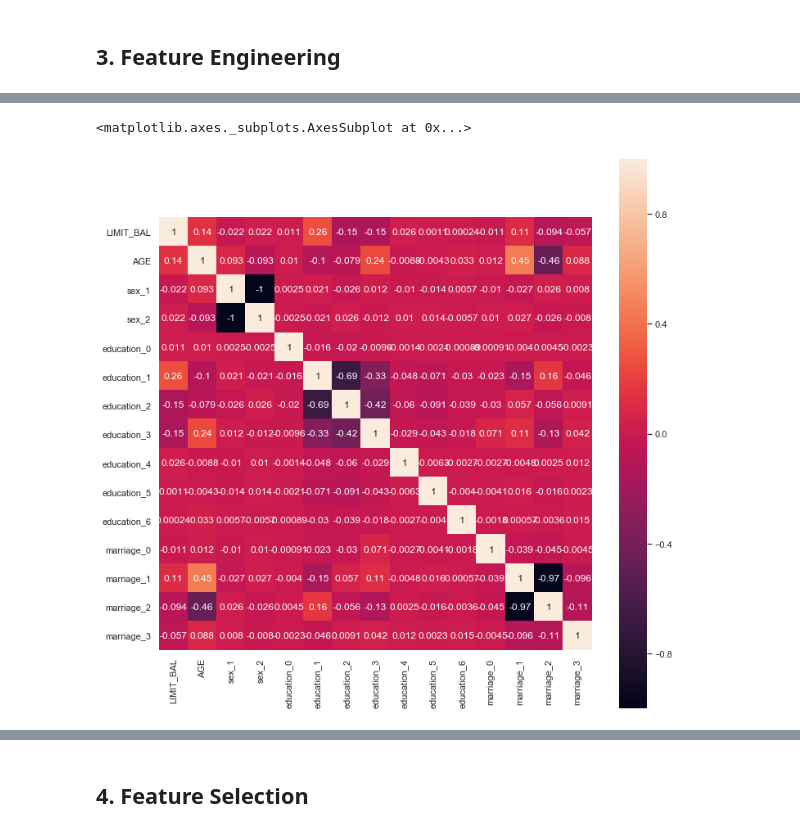
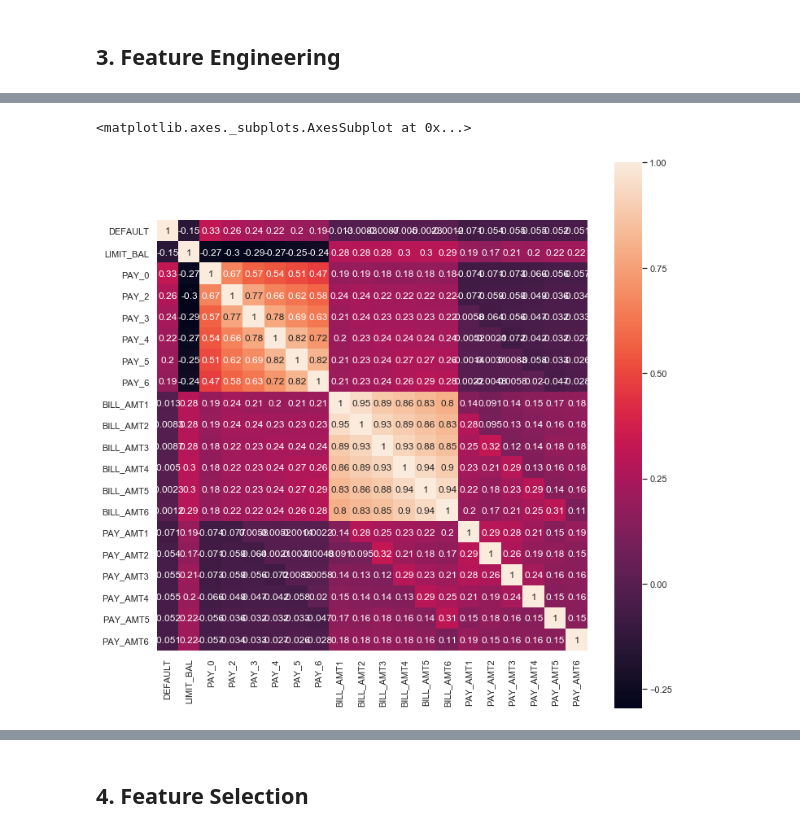
Before and after one commit to meaganlazer/CreditCard_Default_Predictions, a Jupyter notebook: Default_Credit.ipynb, the cells around one changed output, grey strips where cells are left out. Saved outputs shown, nothing was run; the diff lists cells and outputs as text; code cells hidden in the pictures.

```diff
--- a/Default_Credit.ipynb
+++ b/Default_Credit.ipynb
@@ -88,2 +76,3 @@ memory usage: 4.6 MB
 # %%
 df.drop(columns = ['ID'], inplace = True)
+df.rename(columns = {'default payment next month':'DEFAULT'}, inplace = True)
@@ -112,9 +96,11 @@ df['AGE'].hist(bins=20)
 # %% [markdown]
 ## 3. Feature Engineering
 # %%
-sex_dummies = pd.get_dummies(df['SEX'], prefix='sex')
 education_dummies = pd.get_dummies(df['EDUCATION'], prefix='education')
 marriage_dummies = pd.get_dummies(df['MARRIAGE'], prefix='marriage')
-df = pd.concat([df, sex_dummies, education_dummies, marriage_dummies], axis=1)
+df = pd.concat([df, education_dummies, marriage_dummies], axis=1)
+df.drop(columns = ['EDUCATION','MARRIAGE'], inplace = True)
+df.columns
 # %%
-df.drop(columns = ['SEX', 'EDUCATION', 'MARRIAGE'], inplace = True)
+df.drop(columns = ['EDUCATION','MARRIAGE'], inplace = True)
+df.columns
@@ -126,13 +129,13 @@ Text(0.5, 1.0, 'Compare')
 # %%
-corrmat = df[['LIMIT_BAL', 'AGE','sex_1', 'sex_2', 'education_0', 'education_1', 'education_2',
-       'education_3', 'education_4', 'education_5', 'education_6',
-       'marriage_0', 'marriage_1', 'marriage_2', 'marriage_3']].corr()
-# 'PAY_0','PAY_2', 'PAY_3', 'PAY_4', 'PAY_5', 'PAY_6', 'BILL_AMT1', 'BILL_AMT2','BILL_AMT3', 'BILL_AMT4', 'BILL_AMT5', 'BILL_AMT6', 'PAY_AMT1','PAY_AMT2', 'PAY_AMT3', 'PAY_AMT4', 'PAY_AMT5', 'PAY_AMT6'
+corrmat = df[['DEFAULT','LIMIT_BAL', 'PAY_0', 'PAY_2', 'PAY_3', 'PAY_4', 'PAY_5', 'PAY_6',\
+              'BILL_AMT1', 'BILL_AMT2', 'BILL_AMT3', 'BILL_AMT4', 'BILL_AMT5', \
+              'BILL_AMT6', 'PAY_AMT1','PAY_AMT2', 'PAY_AMT3', 'PAY_AMT4', 'PAY_AMT5',\
+              'PAY_AMT6']].corr()
 sns.set(font_scale=1)
 fig,ax= plt.subplots()
 fig.set_size_inches(10,10)
 plt.tight_layout()
 sns.heatmap(corrmat,square=True,annot=True, cbar = True)
 # %% [output]
 <matplotlib.axes._subplots.AxesSubplot at 0x...>
-[figure, old version]
+[figure, new version]
```
Also changed, not shown: parts of 76 cells of this notebook, 2 other files.
